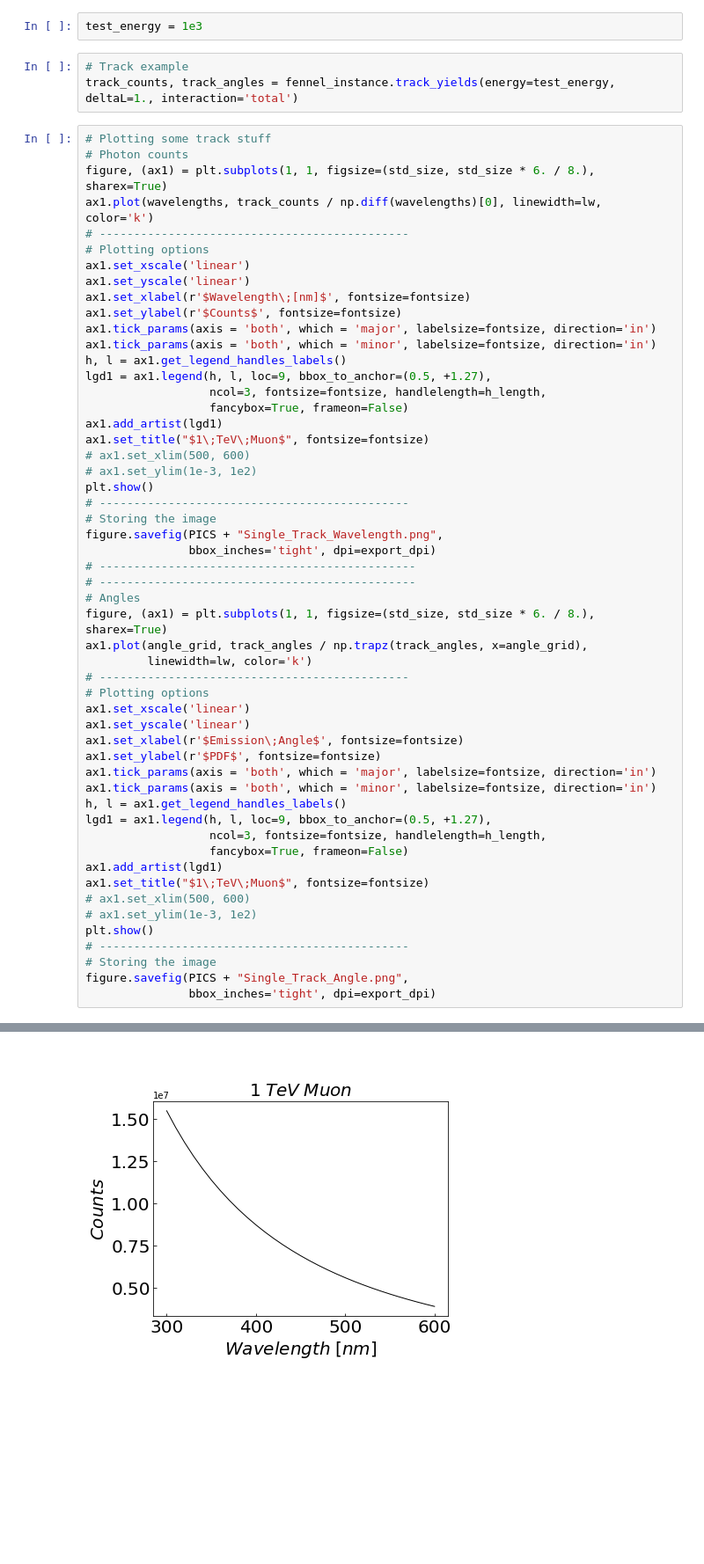
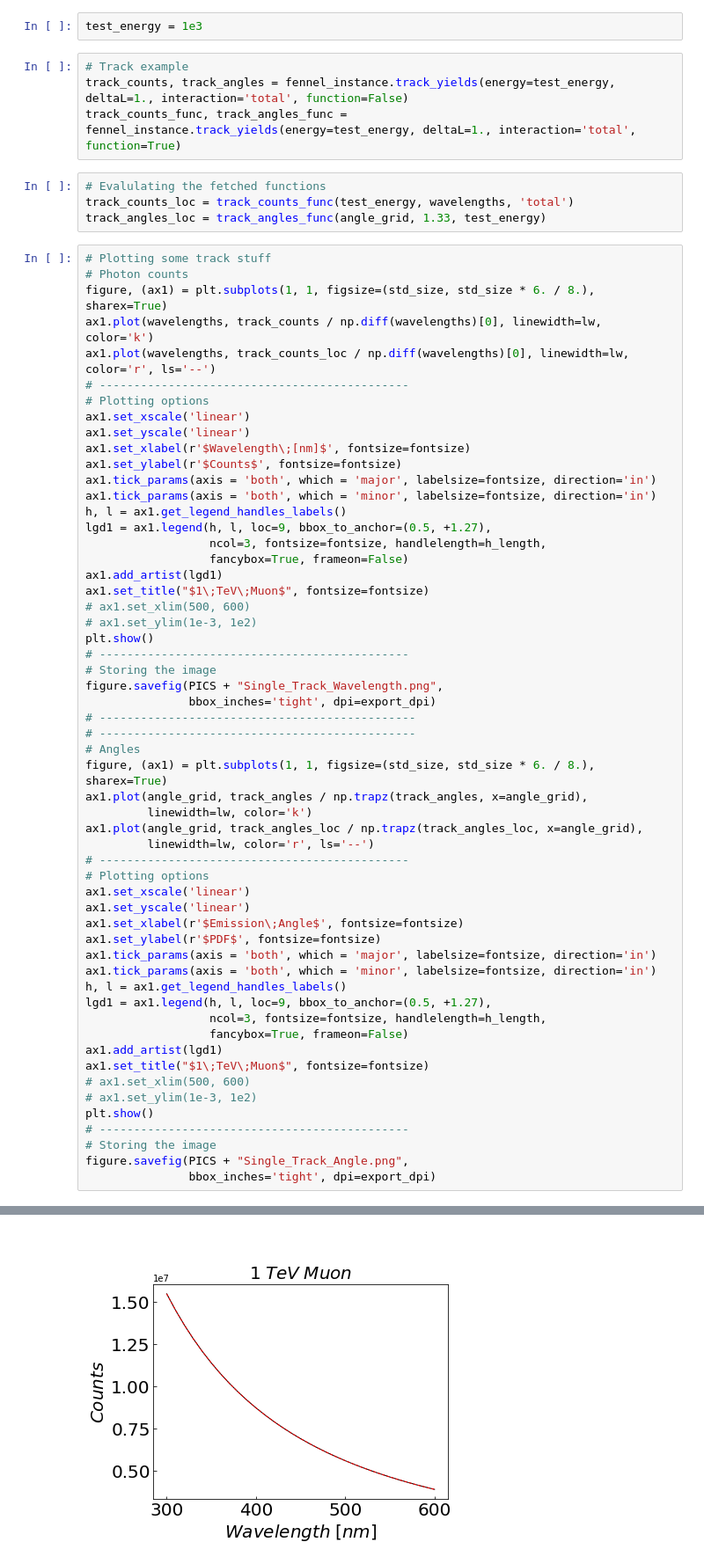
Before and after one commit to MeighenBergerS/fennel, a Jupyter notebook: notebooks/example_fetcher.ipynb, the cells around one changed output, grey strips where cells are left out. Shown at 88% size. Saved outputs shown, nothing was run; the diff lists cells and outputs as text; blank space fills up the shorter version.

```diff
--- a/notebooks/example_fetcher.ipynb
+++ b/notebooks/example_fetcher.ipynb
@@ -45,12 +45,18 @@ zgrid = config['advanced']['z grid']
 test_energy = 1e3
 # %%
 # Track example
-track_counts, track_angles = fennel_instance.track_yields(energy=test_energy, deltaL=1., interaction='total')
+track_counts, track_angles = fennel_instance.track_yields(energy=test_energy, deltaL=1., interaction='total', function=False)
+track_counts_func, track_angles_func = fennel_instance.track_yields(energy=test_energy, deltaL=1., interaction='total', function=True)
+# %%
+# Evalulating the fetched functions
+track_counts_loc = track_counts_func(test_energy, wavelengths, 'total')
+track_angles_loc = track_angles_func(angle_grid, 1.33, test_energy)
 # %%
 # Plotting some track stuff
 # Photon counts
 figure, (ax1) = plt.subplots(1, 1, figsize=(std_size, std_size * 6. / 8.), sharex=True)
 ax1.plot(wavelengths, track_counts / np.diff(wavelengths)[0], linewidth=lw, color='k')
+ax1.plot(wavelengths, track_counts_loc / np.diff(wavelengths)[0], linewidth=lw, color='r', ls='--')
 # ---------------------------------------------
 # Plotting options
 ax1.set_xscale('linear')
@@ -78,6 +84,8 @@ figure.savefig(PICS + "Single_Track_Wavelength.png",
 figure, (ax1) = plt.subplots(1, 1, figsize=(std_size, std_size * 6. / 8.), sharex=True)
 ax1.plot(angle_grid, track_angles / np.trapz(track_angles, x=angle_grid),
          linewidth=lw, color='k')
+ax1.plot(angle_grid, track_angles_loc / np.trapz(track_angles_loc, x=angle_grid),
+         linewidth=lw, color='r', ls='--')
 # ---------------------------------------------
 # Plotting options
 ax1.set_xscale('linear')
@@ -103 +115 @@ figure.savefig(PICS + "Single_Track_Angle.png",
-[figure, old version]
+[figure, new version]
```
Also changed, not shown: parts of 7 cells of this notebook, 5 other files.
